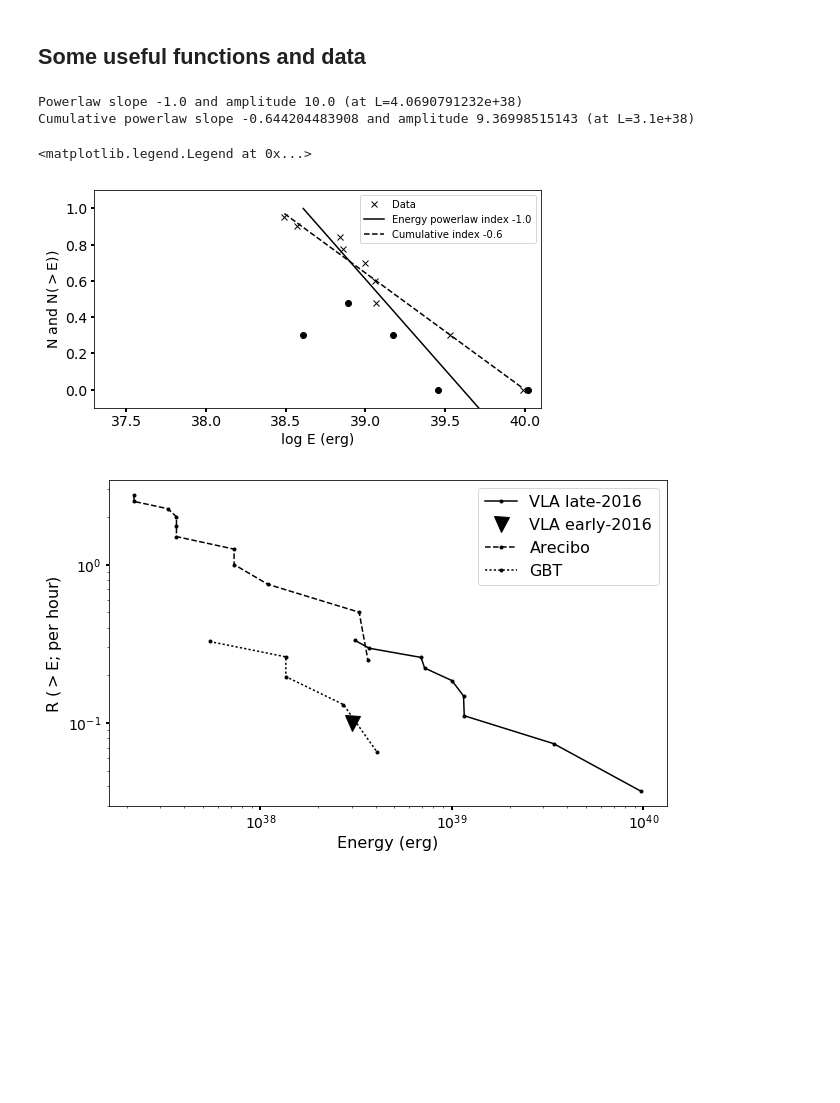
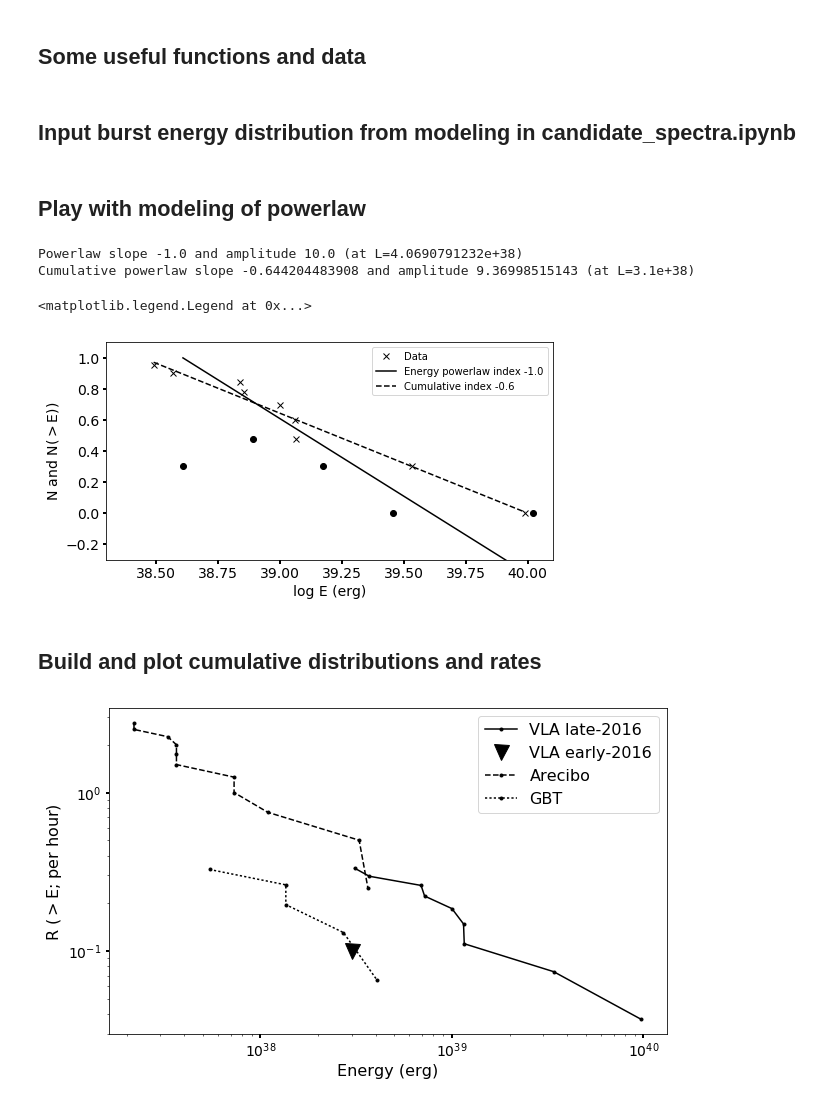
Before and after one commit to caseyjlaw/FRB121102, a Jupyter notebook: energy_distribution.ipynb, the cells around one changed output. Drawn from its saved outputs; the diff is of its cells as text; code cells hidden in the pictures; blank space fills up the shorter version.

```diff
--- a/energy_distribution.ipynb
+++ b/energy_distribution.ipynb
@@ -40,4 +40,6 @@ beam_gbt = 1
 en_aom = np.sort(beam_aom * fluence_aom * 1e-3 * bw_aom * 1e-23 * (4*np.pi*ld0.to(u.cm).value**2))
 en_aop = np.sort(fluence_aop * 1e-3 * bw_aop * 1e-23 * (4*np.pi*ld0.to(u.cm).value**2))
 en_gbt = np.sort(beam_gbt * fluence_gbt * 1e-3 * bw_gbt * 1e-23 * (4*np.pi*ld0.to(u.cm).value**2))
+# %% [markdown]
+## Input burst energy distribution from modeling in candidate_spectra.ipynb
 # %%
@@ -47,39 +48,43 @@ en0 = np.array([11.5, 97.5, 7.2, 3.1, 34.0, 3.7, 10.0, 6.9, 11.6])*1e38 # using
 en0.sort()
 cnt = np.arange(1,len(en0)+1)[::-1]
+# %% [markdown]
+## Play with modeling of powerlaw
 # %%
 # chisq minimization
 
 fig = pl.figure(figsize=(8,4))
 ax = fig.add_subplot(111)
 pl.plot(np.log10(en0), np.log10(cnt), 'kx', label='Data')
 
 bins = np.logspace(np.log10(0.9*en0.min()), np.log10(10*en0.max()), 10)
 #bins = np.linspace(0.9*en0.min(), 1.1*en0.max(), 10)
 cnt0, edg0 = pl.histogram(en0, bins=bins)
 bins = np.array([(edg0[i+1] + edg0[i])/2. for i in range(len(edg0)-1)])
 poptc, pcovc = curve_fit(plaw, bins, cnt0, sigma=np.sqrt(cnt0), p0=(-1, 10))
 print('Powerlaw slope {0} and amplitude {1} (at L={2})'.format(poptc[0], poptc[1], bins[0]))
 pl.plot(np.log10(bins), np.log10(cnt0), 'ko')
 pl.plot(np.log10(bins), np.log10(plaw(bins, *poptc)), 'k-', label='Energy powerlaw index {0:.1f}'.format(poptc[0]))
 
 popt0, pcov0 = curve_fit(plaw, en0, cnt, sigma=np.sqrt(cnt), p0=(-1, 10))
 print('Cumulative powerlaw slope {0} and amplitude {1} (at L={2})'.format(popt0[0], popt0[1], en0[0]))
 pl.plot(np.log10(en0), np.log10(plaw(en0, *popt0)), 'k--', label='Cumulative index {0:.1f}'.format(popt0[0]))
 
 pl.xlabel('log E (erg)', fontsize=14)
 pl.ylabel('N and N($>$E))', fontsize=14)
-pl.xlim(37.3, 40.1)
-pl.ylim(-0.1, 1.1)
+pl.xlim(38.3, 40.1)
+pl.ylim(-0.3, 1.1)
 xt = pl.setp(ax.get_xticklabels(), fontsize=14)
 yt = pl.setp(ax.get_yticklabels(), fontsize=14)
 ax.xaxis.set_tick_params(width=2, color='k')
 ax.yaxis.set_tick_params(width=2, color='k')
 pl.legend()
 # %% [output]
 Powerlaw slope -1.0 and amplitude 10.0 (at L=4.0690791232e+38)
 Cumulative powerlaw slope -0.644204483908 and amplitude 9.36998515143 (at L=3.1e+38)
 <matplotlib.legend.Legend at 0x...>
-[figure, old version]
+[figure, new version]
+# %% [markdown]
+## Build and plot cumulative distributions and rates
 # %%
 cnt_aom = np.arange(1,len(en_aom)+1)[::-1]
 cnt_gbt = np.arange(1,len(en_gbt)+1)[::-1]
```
Also changed, not shown: parts of 6 cells of this notebook, 1 other file.
